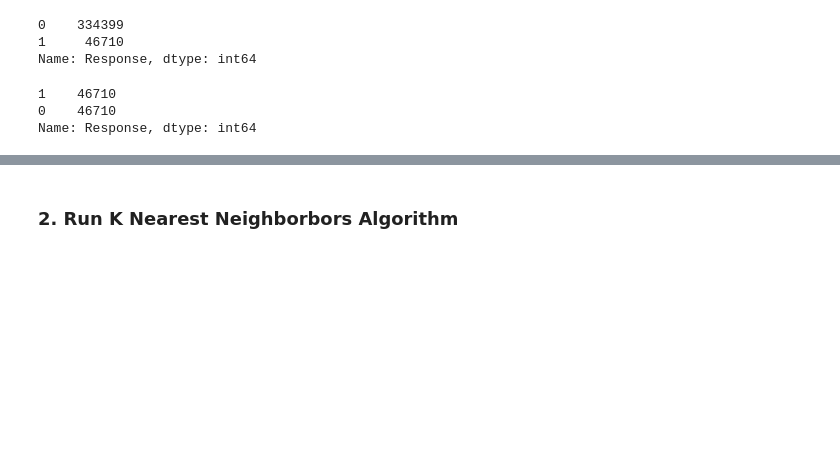
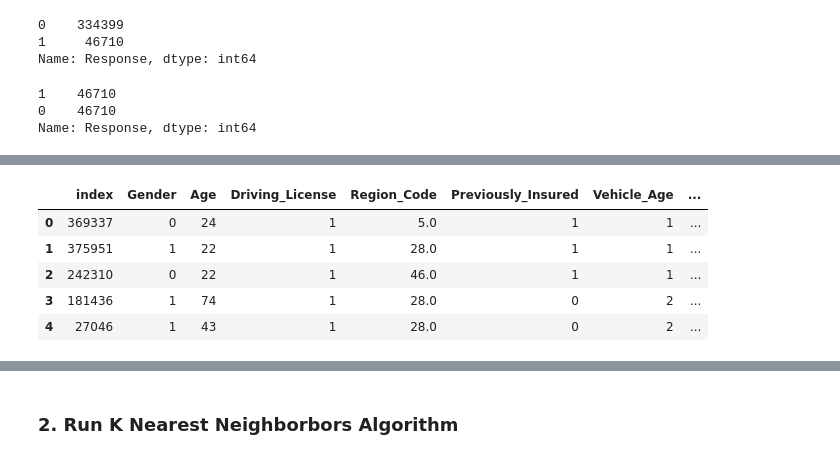
Before and after one commit to szerpa17/cross-sell-predictions, a Jupyter notebook: ml_model_build_resample.ipynb, the cells around one changed output, grey strips where cells are left out. Drawn from its saved outputs; the diff is of its cells as text; code cells hidden in the pictures; blank space fills up the shorter version.

Commit message:
Fixed index

```diff
--- a/ml_model_build_resample.ipynb
+++ b/ml_model_build_resample.ipynb
@@ -133,0 +134,13 @@ df.head()
+# %%
+# Reset index of dataframe
+df_downsampled.reset_index(inplace=True)
+# %%
+# View dataframe again
+df_downsampled.head()
+# %% [output]
+|  | index | Gender | Age | Driving_License | Region_Code | Previously_Insured | Vehicle_Age | ... |
+| 0 | 369337 | 0 | 24 | 1 | 5.0 | 1 | 1 | ... |
+| 1 | 375951 | 1 | 22 | 1 | 28.0 | 1 | 1 | ... |
+| 2 | 242310 | 0 | 22 | 1 | 46.0 | 1 | 1 | ... |
+| 3 | 181436 | 1 | 74 | 1 | 28.0 | 0 | 2 | ... |
+| 4 | 27046 | 1 | 43 | 1 | 28.0 | 0 | 2 | ... |
```
Also changed, not shown: parts of 2 cells of this notebook.
